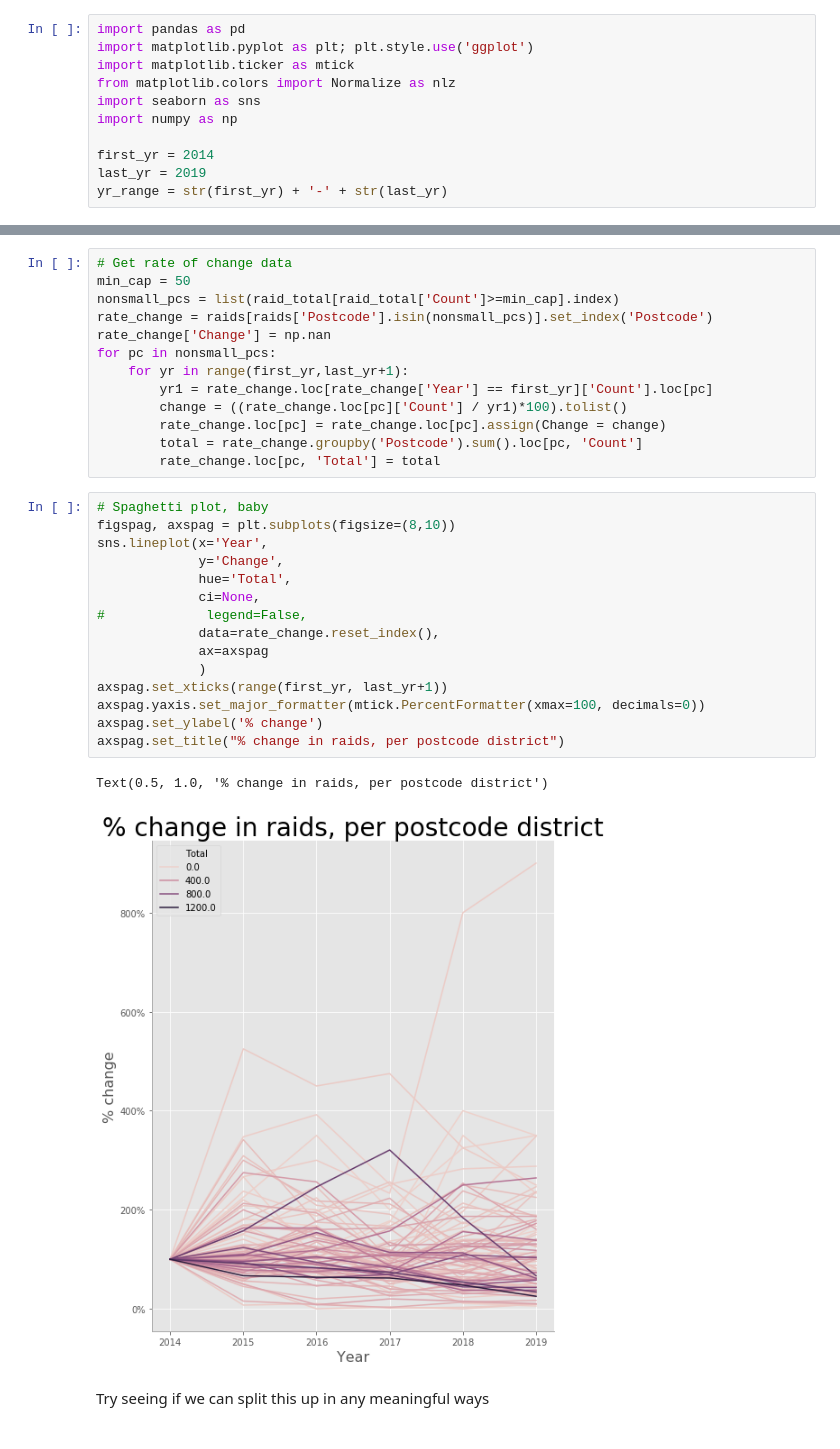
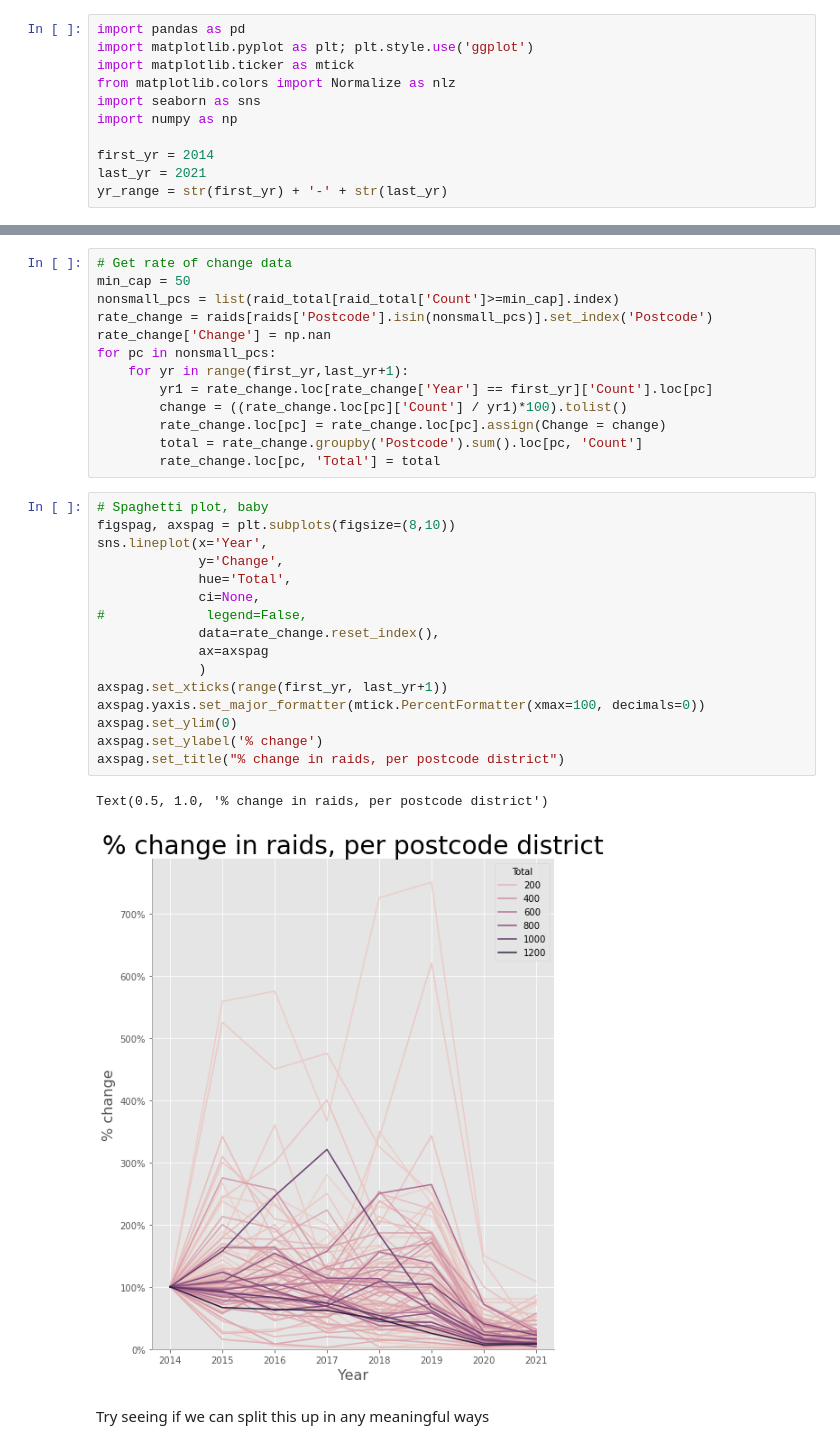
Before and after one commit to antiraids/london-immigration-raids-map, a Jupyter notebook: TellingTheStory.ipynb, the cells around one changed output, grey strips where cells are left out. Saved outputs shown, nothing was run; the diff lists cells and outputs as text.

```diff
--- a/TellingTheStory.ipynb
+++ b/TellingTheStory.ipynb
@@ -19,7 +19,7 @@ import seaborn as sns
 import numpy as np
 
 first_yr = 2014
-last_yr = 2019
+last_yr = 2021
 yr_range = str(first_yr) + '-' + str(last_yr)
 # %%
 plt.rcParams['figure.figsize'] = (15, 11)
@@ -300,21 +300,22 @@ for pc in nonsmall_pcs:
 # %%
 # Spaghetti plot, baby
 figspag, axspag = plt.subplots(figsize=(8,10))
 sns.lineplot(x='Year',
              y='Change',
              hue='Total',
              ci=None,
 #             legend=False,
              data=rate_change.reset_index(),
              ax=axspag
              )
 axspag.set_xticks(range(first_yr, last_yr+1))
 axspag.yaxis.set_major_formatter(mtick.PercentFormatter(xmax=100, decimals=0))
+axspag.set_ylim(0)
 axspag.set_ylabel('% change')
 axspag.set_title("% change in raids, per postcode district")
 # %% [output]
 Text(0.5, 1.0, '% change in raids, per postcode district')
-[figure, old version]
+[figure, new version]
 # %% [markdown]
 Try seeing if we can split this up in any meaningful ways
 # %%
```
Also changed, not shown: parts of 23 cells of this notebook, 20 other files.
